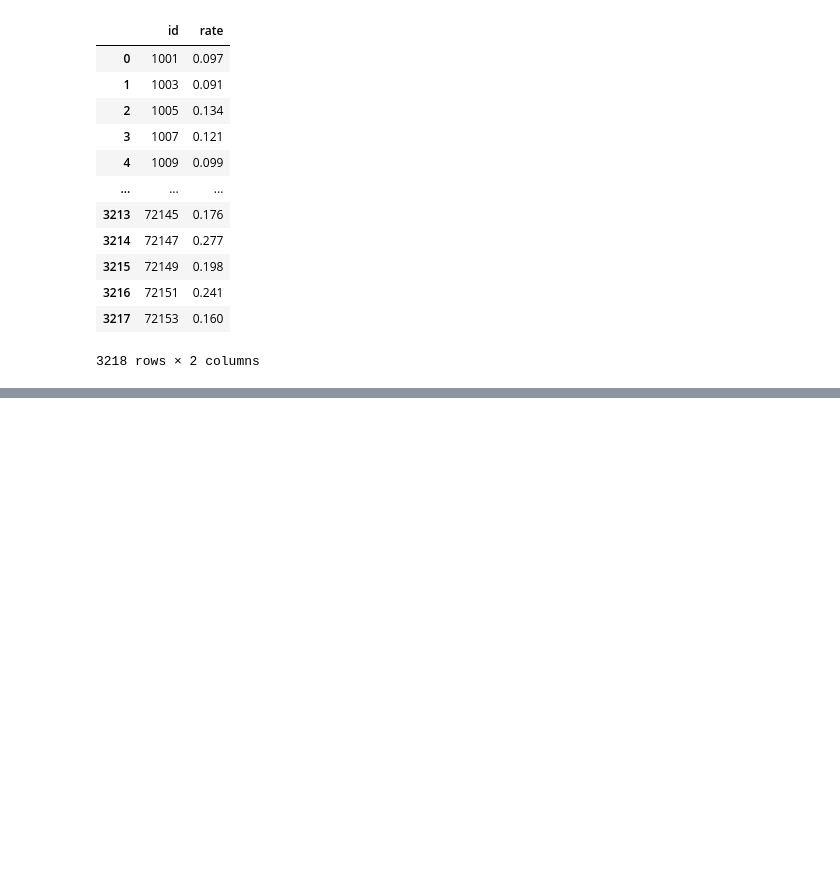
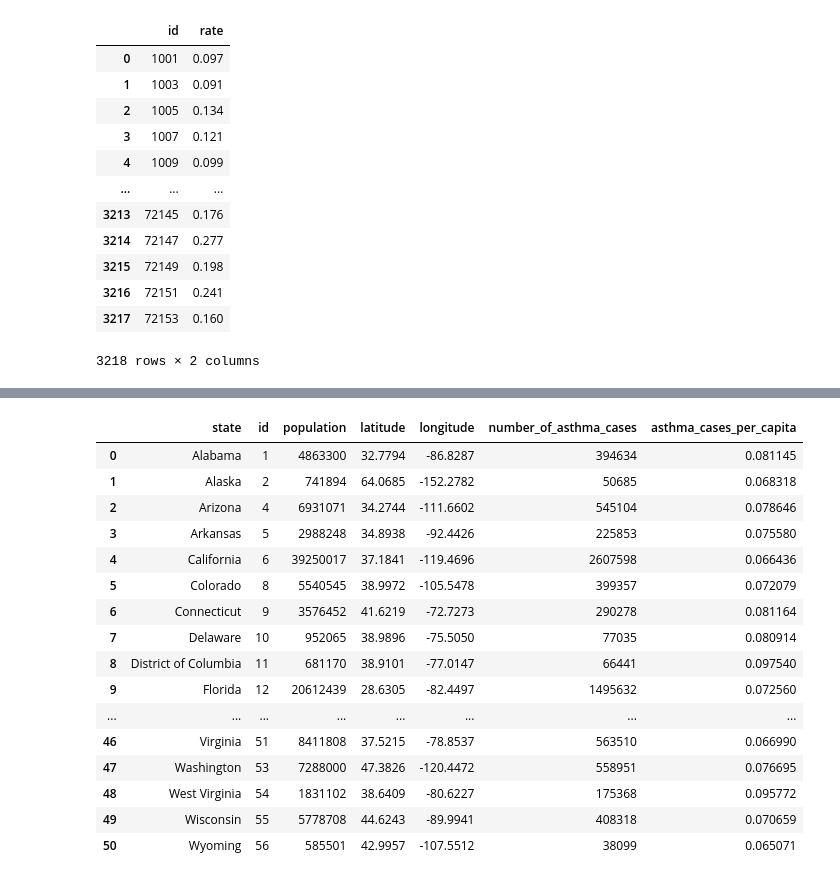
Before and after one commit to erickedu85/yt_viz_2025sem02, a Jupyter notebook: geographic.ipynb, the cells around one changed output, grey strips where cells are left out. Drawn from its saved outputs; the diff is of its cells as text; code cells hidden in the pictures; blank space fills up the shorter version.

```diff
--- a/geographic.ipynb
+++ b/geographic.ipynb
@@ -173,0 +190,7 @@ source
+# %%
+#geojson geometrias
+states = alt.topo_feature(data.us_10m.url,'states')
+
+#csv de la problematica
+state_pop = pd.read_csv("https://raw.githubusercontent.com/erickedu85/dataset/master/us_population_coordinates_asthma-cases.csv")
+state_pop
@@ -173,0 +246,21 @@ source
+# %%
+state_pop['asthma_cases_per_capita'] = state_pop['number_of_asthma_cases']/state_pop['population']
+state_pop
+# %% [output]
+|  | state | id | population | latitude | longitude | number_of_asthma_cases | asthma_cases_per_capita |
+| 0 | Alabama | 1 | 4863300 | 32.7794 | -86.8287 | 394634 | 0.081145 |
+| 1 | Alaska | 2 | 741894 | 64.0685 | -152.2782 | 50685 | 0.068318 |
+| 2 | Arizona | 4 | 6931071 | 34.2744 | -111.6602 | 545104 | 0.078646 |
+| 3 | Arkansas | 5 | 2988248 | 34.8938 | -92.4426 | 225853 | 0.075580 |
+| 4 | California | 6 | 39250017 | 37.1841 | -119.4696 | 2607598 | 0.066436 |
+| 5 | Colorado | 8 | 5540545 | 38.9972 | -105.5478 | 399357 | 0.072079 |
+| 6 | Connecticut | 9 | 3576452 | 41.6219 | -72.7273 | 290278 | 0.081164 |
+| 7 | Delaware | 10 | 952065 | 38.9896 | -75.5050 | 77035 | 0.080914 |
+| 8 | District of Columbia | 11 | 681170 | 38.9101 | -77.0147 | 66441 | 0.097540 |
+| 9 | Florida | 12 | 20612439 | 28.6305 | -82.4497 | 1495632 | 0.072560 |
+| ... | ... | ... | ... | ... | ... | ... | ... |
+| 46 | Virginia | 51 | 8411808 | 37.5215 | -78.8537 | 563510 | 0.066990 |
+| 47 | Washington | 53 | 7288000 | 47.3826 | -120.4472 | 558951 | 0.076695 |
+| 48 | West Virginia | 54 | 1831102 | 38.6409 | -80.6227 | 175368 | 0.095772 |
+| 49 | Wisconsin | 55 | 5778708 | 44.6243 | -89.9941 | 408318 | 0.070659 |
+| 50 | Wyoming | 56 | 585501 | 42.9957 | -107.5512 | 38099 | 0.065071 |
```
Also changed, not shown: parts of 10 cells of this notebook.
